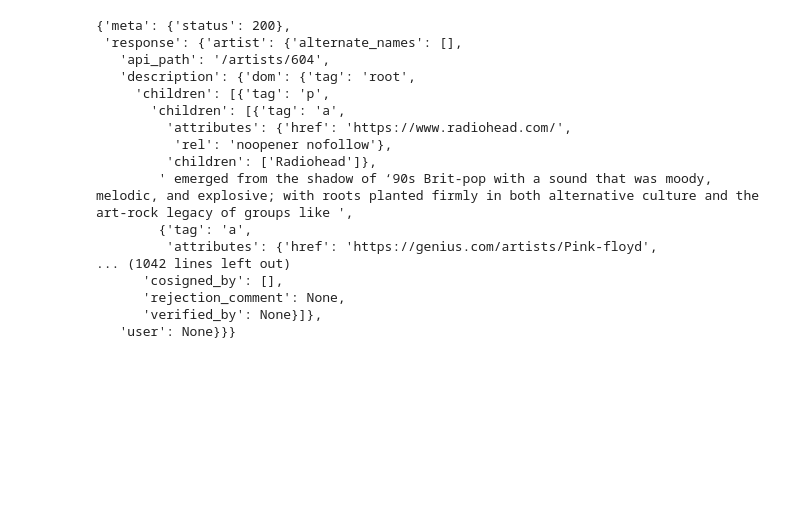
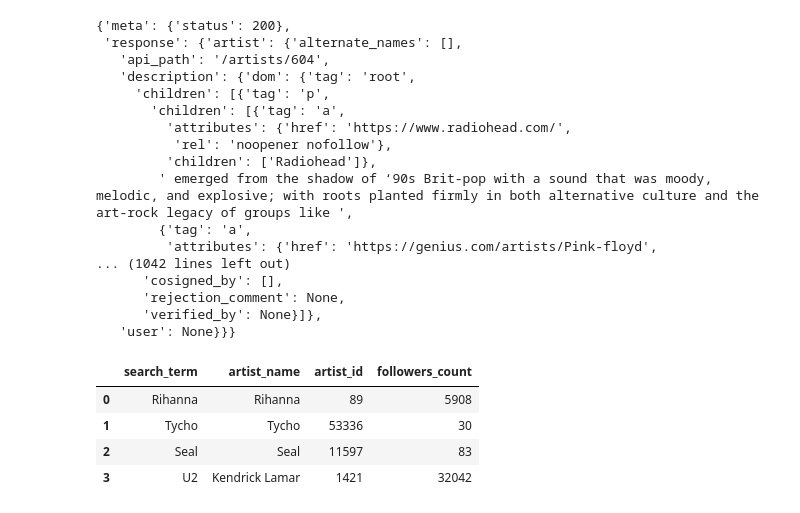
Before and after one commit to hankike/week-6, a Jupyter notebook: exercises.ipynb, the cells around one changed output. Cells and saved outputs as stored; diff of their text form; code cells hidden in the pictures; blank space fills up the shorter version.

```diff
--- a/exercises.ipynb
+++ b/exercises.ipynb
@@ -143,0 +151,10 @@ artist_data
+# %%
+genius = Genius(access_token=ACCESS_TOKEN)
+
+genius.get_artists(['Rihanna', 'Tycho', 'Seal', 'U2'])
+# %% [output]
+|  | search_term | artist_name | artist_id | followers_count |
+| 0 | Rihanna | Rihanna | 89 | 5908 |
+| 1 | Tycho | Tycho | 53336 | 30 |
+| 2 | Seal | Seal | 11597 | 83 |
+| 3 | U2 | Kendrick Lamar | 1421 | 32042 |
```
Also changed, not shown: parts of 1 cell of this notebook, 1 other file.
